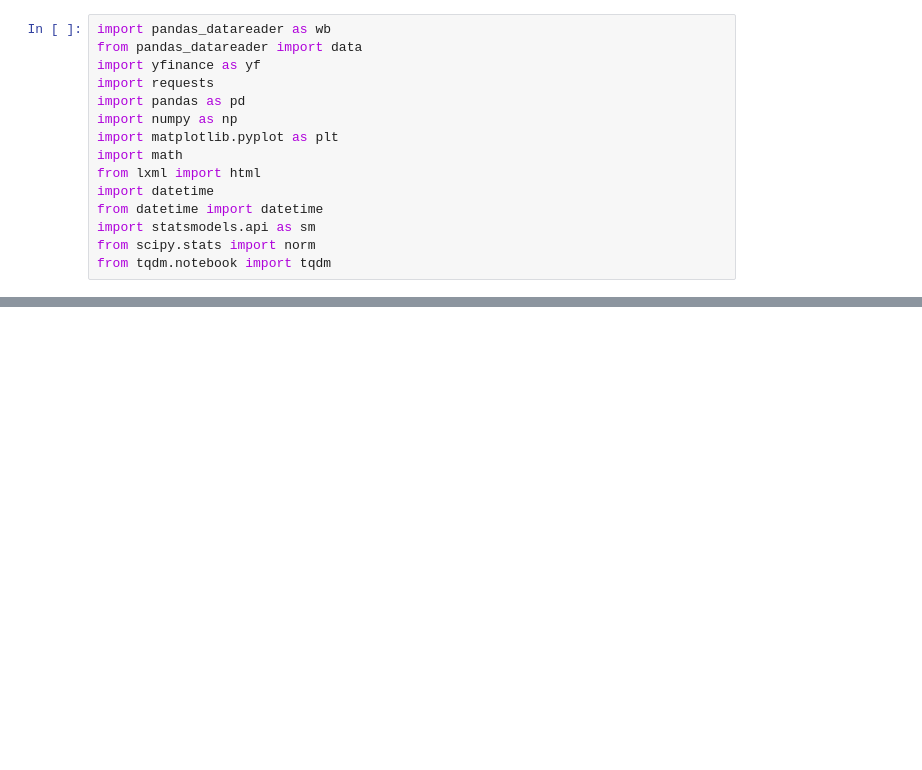
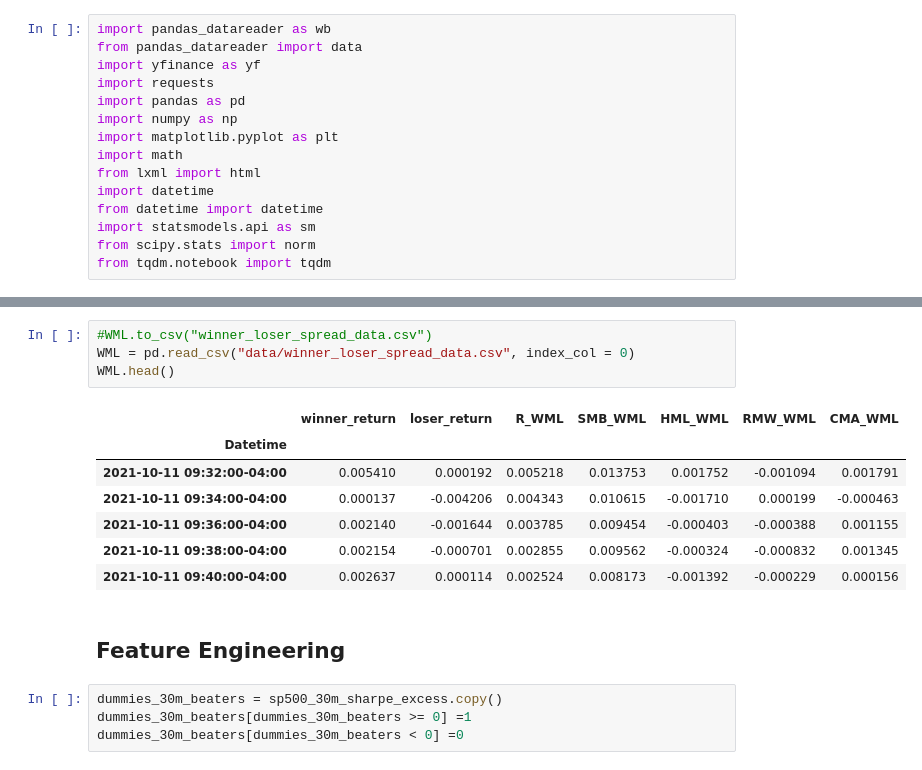
Before and after one commit to DominicRicci/CSS_Project, a Jupyter notebook: CSS100.ipynb, the cells around one changed output, grey strips where cells are left out. Cells and saved outputs as stored; diff of their text form; blank space fills up the shorter version.

```diff
--- a/CSS100.ipynb
+++ b/CSS100.ipynb
@@ -525,0 +384,18 @@ strong multicollinearity or other numerical problems.
+# %%
+#WML.to_csv("winner_loser_spread_data.csv")
+WML = pd.read_csv("data/winner_loser_spread_data.csv", index_col = 0)
+WML.head()
+# %% [output]
+|  | winner_return | loser_return | R_WML | SMB_WML | HML_WML | RMW_WML | CMA_WML |
+| Datetime |  |  |  |  |  |  |  |
+| 2021-10-11 09:32:00-04:00 | 0.005410 | 0.000192 | 0.005218 | 0.013753 | 0.001752 | -0.001094 | 0.001791 |
+| 2021-10-11 09:34:00-04:00 | 0.000137 | -0.004206 | 0.004343 | 0.010615 | -0.001710 | 0.000199 | -0.000463 |
+| 2021-10-11 09:36:00-04:00 | 0.002140 | -0.001644 | 0.003785 | 0.009454 | -0.000403 | -0.000388 | 0.001155 |
+| 2021-10-11 09:38:00-04:00 | 0.002154 | -0.000701 | 0.002855 | 0.009562 | -0.000324 | -0.000832 | 0.001345 |
+| 2021-10-11 09:40:00-04:00 | 0.002637 | 0.000114 | 0.002524 | 0.008173 | -0.001392 | -0.000229 | 0.000156 |
+# %% [markdown]
+## Feature Engineering
+# %%
+dummies_30m_beaters = sp500_30m_sharpe_excess.copy()
+dummies_30m_beaters[dummies_30m_beaters >= 0] =1
+dummies_30m_beaters[dummies_30m_beaters < 0] =0
```
Also changed, not shown: parts of 54 cells of this notebook.
